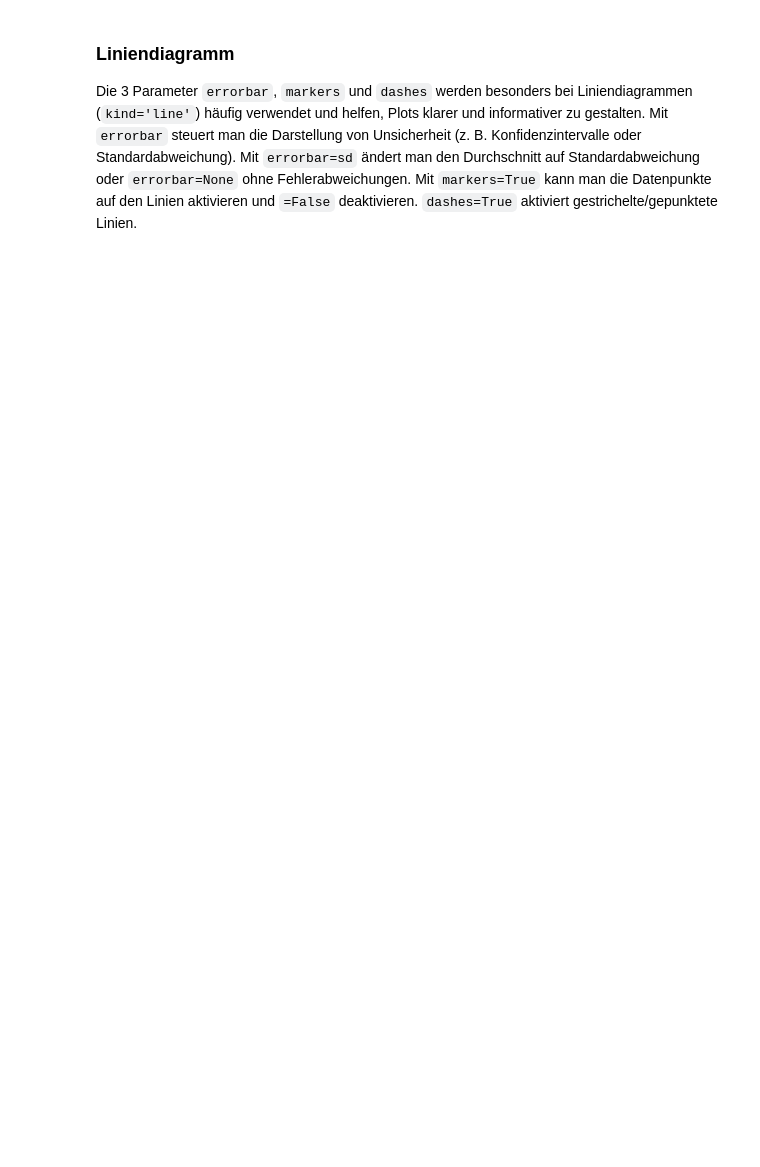
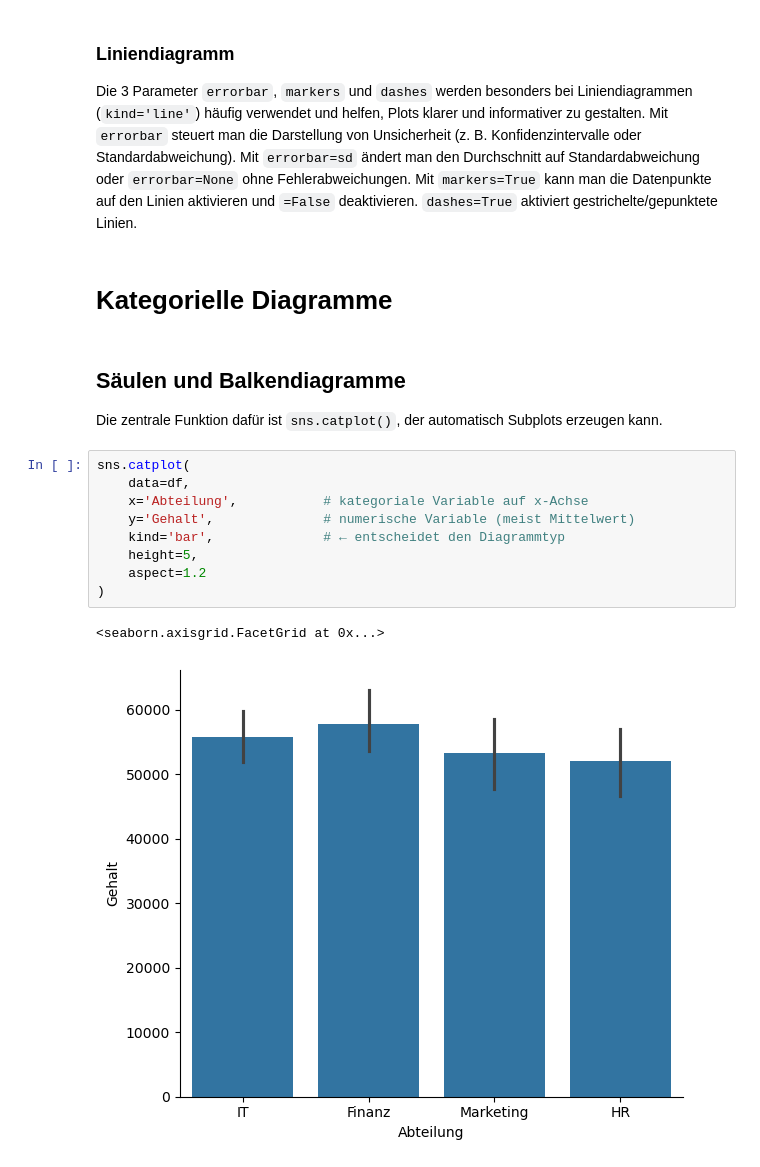
Before and after one commit to EikeSuemper/Meine-Lernreise-Aktuariat-QuantFinance, a Jupyter notebook: 01_Grundlagen/Python/Seaborn.ipynb, the cells around one changed output. Cells and saved outputs as stored; diff of their text form; blank space fills up the shorter version.

```diff
--- a/01_Grundlagen/Python/Seaborn.ipynb
+++ b/01_Grundlagen/Python/Seaborn.ipynb
@@ -207,4 +207,20 @@ sns.relplot(
 Die 3 Parameter `errorbar`, `markers` und `dashes` werden besonders bei Liniendiagrammen (`kind='line'`) häufig verwendet und helfen, Plots klarer und informativer zu gestalten. Mit `errorbar` steuert man die Darstellung von Unsicherheit (z. B. Konfidenzintervalle oder Standardabweichung). Mit `errorbar=sd` ändert man den Durchschnitt auf Standardabweichung oder `errorbar=None` ohne Fehlerabweichungen.
 Mit `markers=True` kann man die Datenpunkte auf den Linien aktivieren und `=False` deaktivieren. `dashes=True` aktiviert gestrichelte/gepunktete Linien.
 # %% [markdown]
-#
+# Kategorielle Diagramme
+# %% [markdown]
+## Säulen und Balkendiagramme
+
+Die zentrale Funktion dafür ist `sns.catplot()`, der  automatisch Subplots erzeugen kann.
+# %%
+sns.catplot(
+    data=df,
+    x='Abteilung',           # kategoriale Variable auf x-Achse
+    y='Gehalt',              # numerische Variable (meist Mittelwert)
+    kind='bar',              # ← entscheidet den Diagrammtyp
+    height=5,
+    aspect=1.2
+)
+# %% [output]
+<seaborn.axisgrid.FacetGrid at 0x...>
+[figure, added]
```
Also changed, not shown: parts of 17 cells of this notebook.
